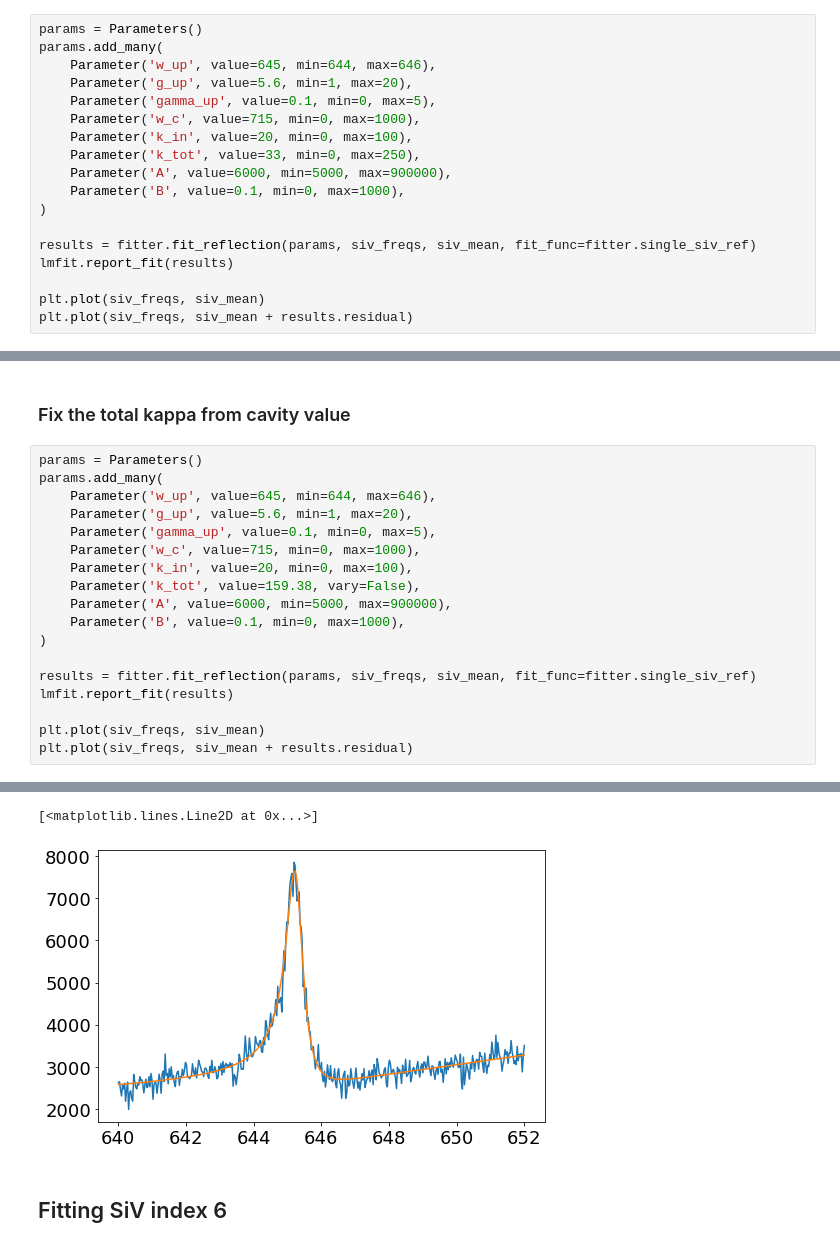
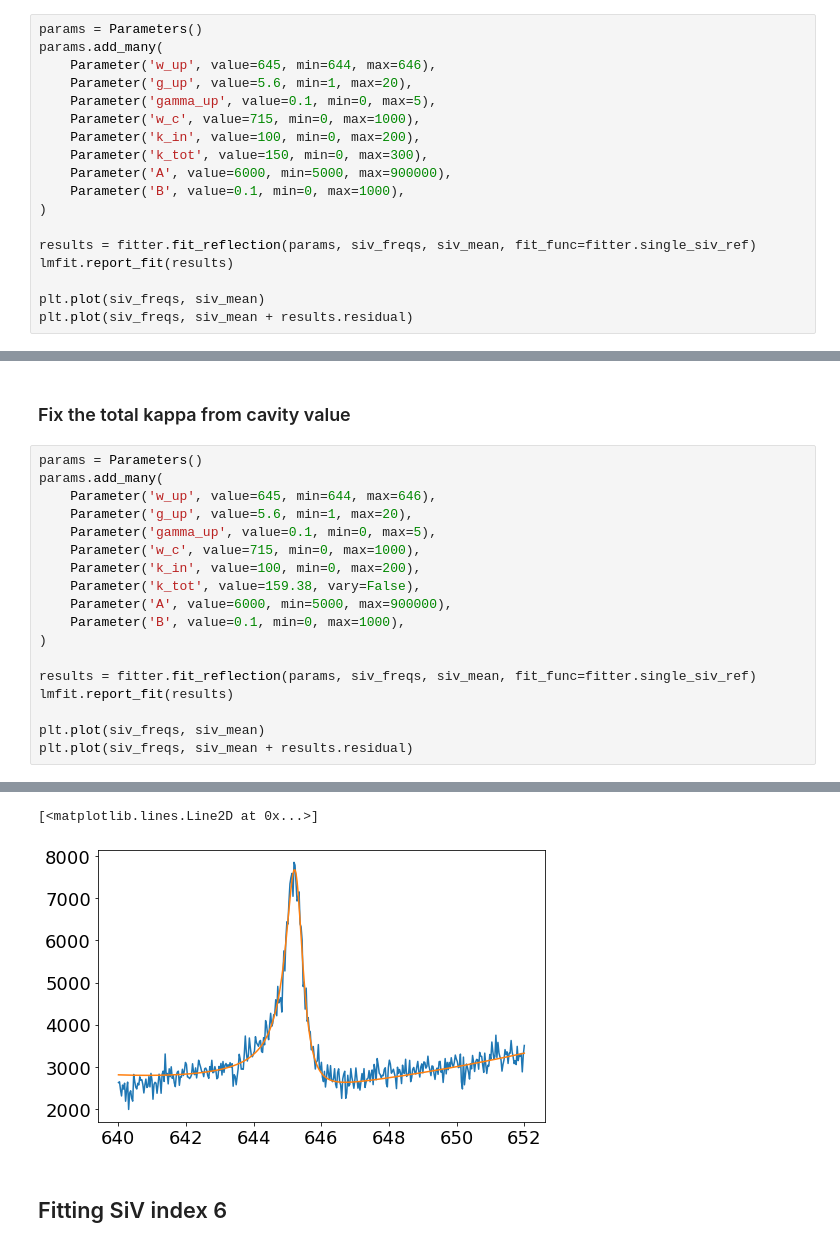
Before and after one commit to huanyanqi/siv-cqed-model, a Jupyter notebook: notebooks/fitting data - 20210324.ipynb, the cells around one changed output, grey strips where cells are left out. Saved outputs shown, nothing was run; the diff lists cells and outputs as text.

```diff
--- a/notebooks/fitting data - 20210324.ipynb
+++ b/notebooks/fitting data - 20210324.ipynb
@@ -207,8 +207,8 @@ params.add_many(
     Parameter('g_up', value=5.6, min=1, max=20),
     Parameter('gamma_up', value=0.1, min=0, max=5),
     Parameter('w_c', value=715, min=0, max=1000),
-    Parameter('k_in', value=20, min=0, max=100),
-    Parameter('k_tot', value=33, min=0, max=250),
+    Parameter('k_in', value=100, min=0, max=200),
+    Parameter('k_tot', value=150, min=0, max=300),
     Parameter('A', value=6000, min=5000, max=900000),
     Parameter('B', value=0.1, min=0, max=1000),
 )
@@ -247,7 +247,7 @@ params.add_many(
     Parameter('g_up', value=5.6, min=1, max=20),
     Parameter('gamma_up', value=0.1, min=0, max=5),
     Parameter('w_c', value=715, min=0, max=1000),
-    Parameter('k_in', value=20, min=0, max=100),
+    Parameter('k_in', value=100, min=0, max=200),
     Parameter('k_tot', value=159.38, vary=False),
     Parameter('A', value=6000, min=5000, max=900000),
     Parameter('B', value=0.1, min=0, max=1000),
@@ -279,5 +279,5 @@ plt.plot(siv_freqs, siv_mean + results.residual)
 [<matplotlib.lines.Line2D at 0x...>]
-[figure, old version]
+[figure, new version]
 # %% [markdown]
 ## Fitting SiV index 6
 # %%
```
Also changed, not shown: parts of 7 cells of this notebook.
